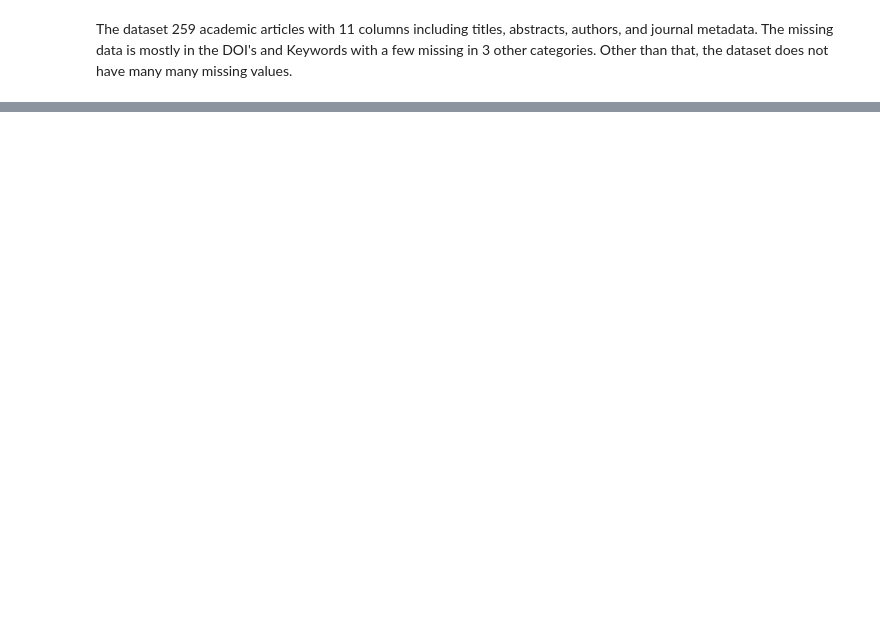
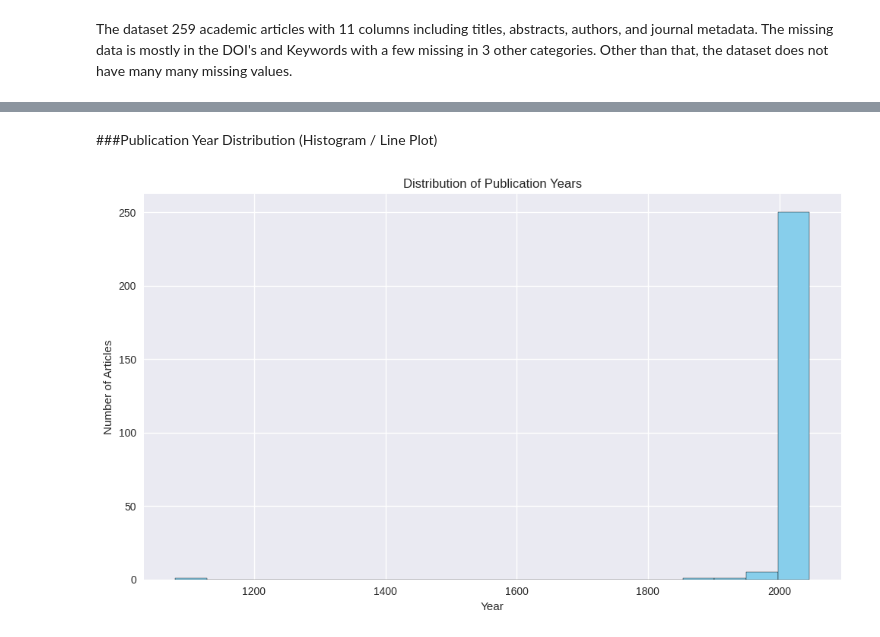
Before and after one commit to chisomobanja/metadata-classification, a Jupyter notebook: metadata_classification.ipynb, the cells around one changed output, grey strips where cells are left out. Drawn from its saved outputs; the diff is of its cells as text; code cells hidden in the pictures; blank space fills up the shorter version.

```diff
--- a/metadata_classification.ipynb
+++ b/metadata_classification.ipynb
@@ -130,0 +322,18 @@ var_dataset.inf0()
+# %% [markdown]
+###Publication Year Distribution (Histogram / Line Plot)
+# %%
+import matplotlib.pyplot as plt
+
+# Extract year from 'Date Published' column and handle potential errors
+# Convert to numeric, coercing errors to NaN, then drop NaNs
+var_dataset['Year'] = pd.to_numeric(var_dataset['Date Published'].str.extract(r'(\d{4})', expand=False), errors='coerce')
+
+plt.figure(figsize=(10,6))
+var_dataset['Year'].dropna().astype(int).hist(bins=20, color='skyblue', edgecolor='black')
+plt.title('Distribution of Publication Years')
+plt.xlabel('Year')
+plt.ylabel('Number of Articles')
+plt.tight_layout()
+plt.show()
+# %% [output]
+[figure, added]
```
Also changed, not shown: parts of 30 cells of this notebook.
